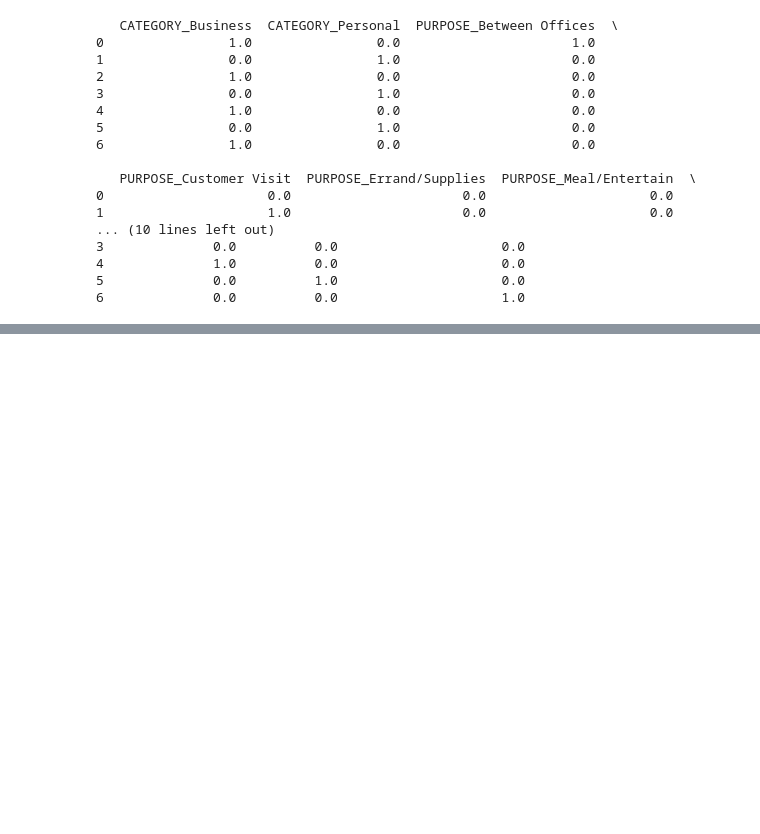
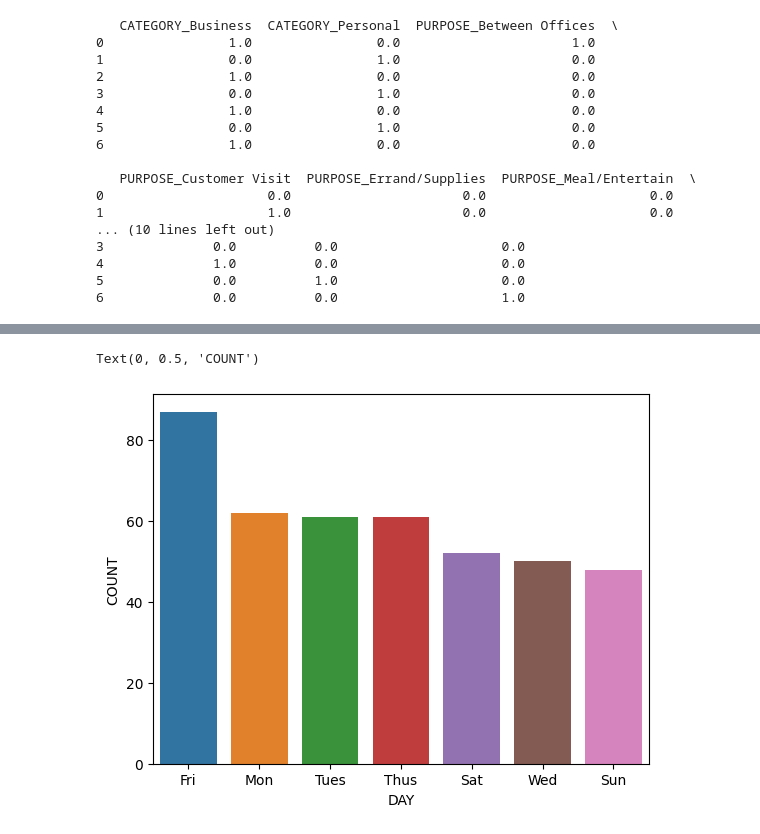
Before and after one commit to santr4/ml_projects, a Jupyter notebook: Uber Rides Data Analysis /Uber_Ride_Data_Analysis.ipynb, the cells around one changed output, grey strips where cells are left out. Drawn from its saved outputs; the diff is of its cells as text; code cells hidden in the pictures; blank space fills up the shorter version.

```diff
--- a/Uber Rides Data Analysis /Uber_Ride_Data_Analysis.ipynb
+++ b/Uber Rides Data Analysis /Uber_Ride_Data_Analysis.ipynb
@@ -250,0 +248,19 @@ ValueError: zero-size array to reduction operation fmin which has no identity
+# %%
+import pandas as pd
+
+# Load your dataset
+df = pd.read_csv("/home/aaranyak/Documents/ml_projects/ml_projects/Uber Rides Data Analysis /UberDataset.csv")
+
+# Convert START_DATE column to datetime with inferred format and handling errors
+df['START_DATE'] = pd.to_datetime(df['START_DATE'], infer_datetime_format=True, errors='coerce')
+
+# Create a dictionary to map weekdays
+day_label = {
+    0: 'Mon', 1: 'Tues', 2: 'Wed', 3: 'Thus', 4: 'Fri', 5: 'Sat', 6: 'Sun'
+}
+
+# Create a new column 'DAY' containing the weekday labels
+df['DAY'] = df['START_DATE'].dt.weekday.map(day_label)
+
+# Display the modified DataFrame
+print(df)
@@ -250,0 +285,9 @@ ValueError: zero-size array to reduction operation fmin which has no identity
+# %%
+
+day_label = df.DAY.value_counts()
+sns.barplot(x=day_label.index, y=day_label);
+plt.xlabel('DAY')
+plt.ylabel('COUNT')
+# %% [output]
+Text(0, 0.5, 'COUNT')
+[figure, added]
```
Also changed, not shown: parts of 4 cells of this notebook.
